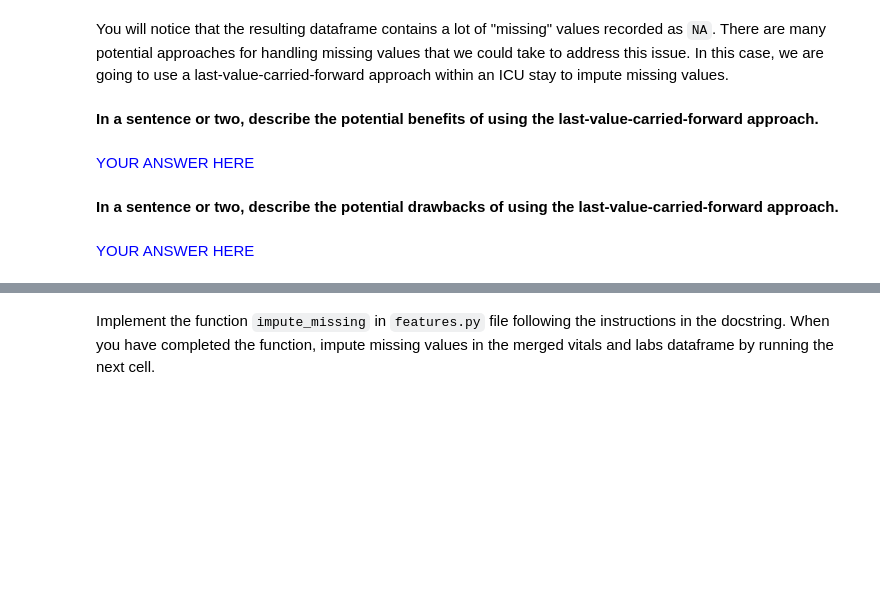
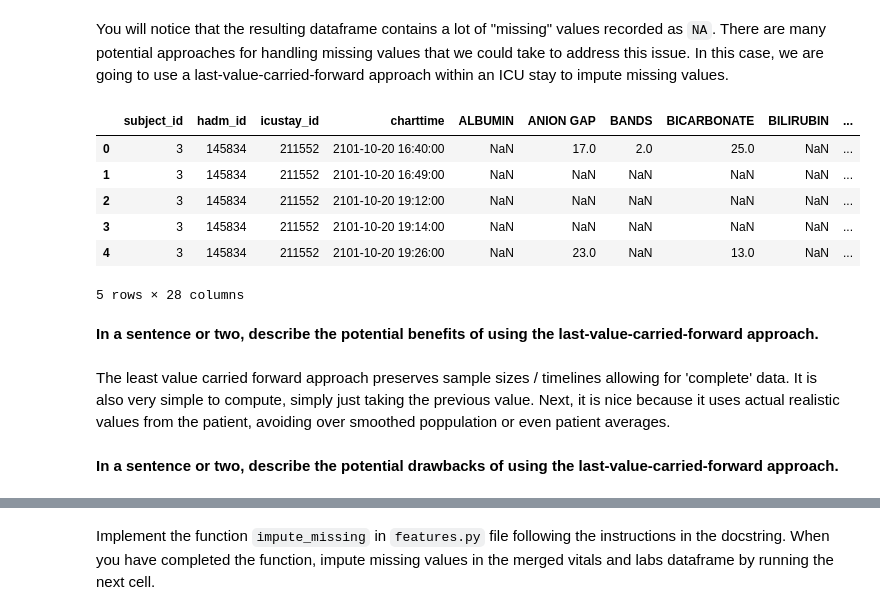
Before and after one commit to nick-allen21/BMDS215, a Jupyter notebook: A3/A3.ipynb, the cells around one changed output, grey strips where cells are left out. Cells and saved outputs as stored; diff of their text form; code cells hidden in the pictures; blank space fills up the shorter version.

```diff
--- a/A3/A3.ipynb
+++ b/A3/A3.ipynb
@@ -327,13 +344,21 @@ print("Sanity check: Success")
 #### `3.4` (`5 pts`)
 # %% [markdown]
 You will notice that the resulting dataframe contains a lot of "missing" values recorded as `NA`. There are many potential approaches for handling missing values that we could take to address this issue. In this case, we are going to use a last-value-carried-forward approach within an ICU stay to impute missing values.
+# %%
+display(dev_merged.head())
+# %% [output]
+|  | subject_id | hadm_id | icustay_id | charttime | ALBUMIN | ANION GAP | BANDS | BICARBONATE | BILIRUBIN | ... |
+| 0 | 3 | 145834 | 211552 | 2101-10-20 16:40:00 | NaN | 17.0 | 2.0 | 25.0 | NaN | ... |
+| 1 | 3 | 145834 | 211552 | 2101-10-20 16:49:00 | NaN | NaN | NaN | NaN | NaN | ... |
+| 2 | 3 | 145834 | 211552 | 2101-10-20 19:12:00 | NaN | NaN | NaN | NaN | NaN | ... |
+| 3 | 3 | 145834 | 211552 | 2101-10-20 19:14:00 | NaN | NaN | NaN | NaN | NaN | ... |
+| 4 | 3 | 145834 | 211552 | 2101-10-20 19:26:00 | NaN | 23.0 | NaN | 13.0 | NaN | ... |
+5 rows × 28 columns
 # %% [markdown]
 
 **In a sentence or two, describe the potential benefits of using the last-value-carried-forward approach.**
-# %% [markdown]
-<span style="color:blue;"> YOUR ANSWER HERE </span>
+# %% [markdown]
+The least value carried forward approach preserves sample sizes / timelines allowing for 'complete' data. It is also very simple to compute, simply just taking the previous value. Next, it is nice because it uses actual realistic values from the patient, avoiding over smoothed poppulation or even patient averages.
 # %% [markdown]
 
 **In a sentence or two, describe the potential drawbacks of using the last-value-carried-forward approach.**
-# %% [markdown]
-<span style="color:blue;"> YOUR ANSWER HERE </span>
```
Also changed, not shown: parts of 18 cells of this notebook, 6 other files.
